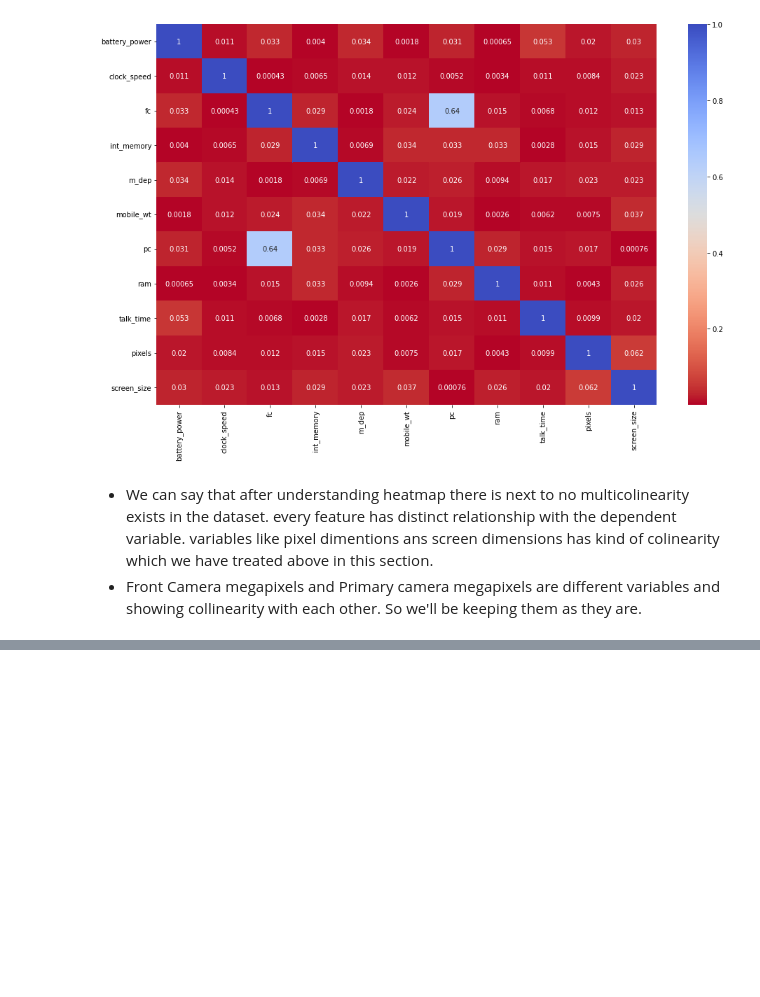
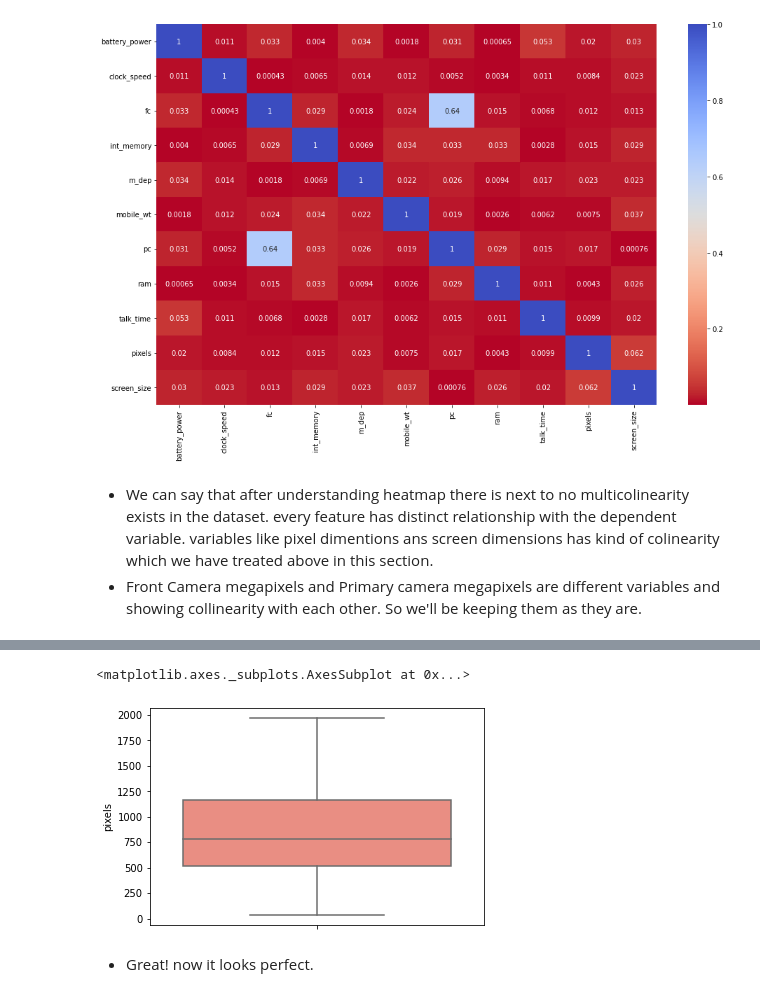
Before and after one commit to Akshay069/Mobile-Price-Range-Prediction, a Jupyter notebook: Mobile_Price_Prediction.ipynb, the cells around one changed output, grey strips where cells are left out. Saved outputs shown, nothing was run; the diff lists cells and outputs as text; code cells hidden in the pictures; blank space fills up the shorter version.

```diff
--- a/Mobile_Price_Prediction.ipynb
+++ b/Mobile_Price_Prediction.ipynb
@@ -436,0 +491,7 @@ df_copy.head(5)
+# %%
+sns.boxplot(y = df_copy['pixels'], color = 'salmon')
+# %% [output]
+<matplotlib.axes._subplots.AxesSubplot at 0x...>
+[figure, added]
+# %% [markdown]
+* Great! now it looks perfect.
```
Also changed, not shown: parts of 64 cells of this notebook.
